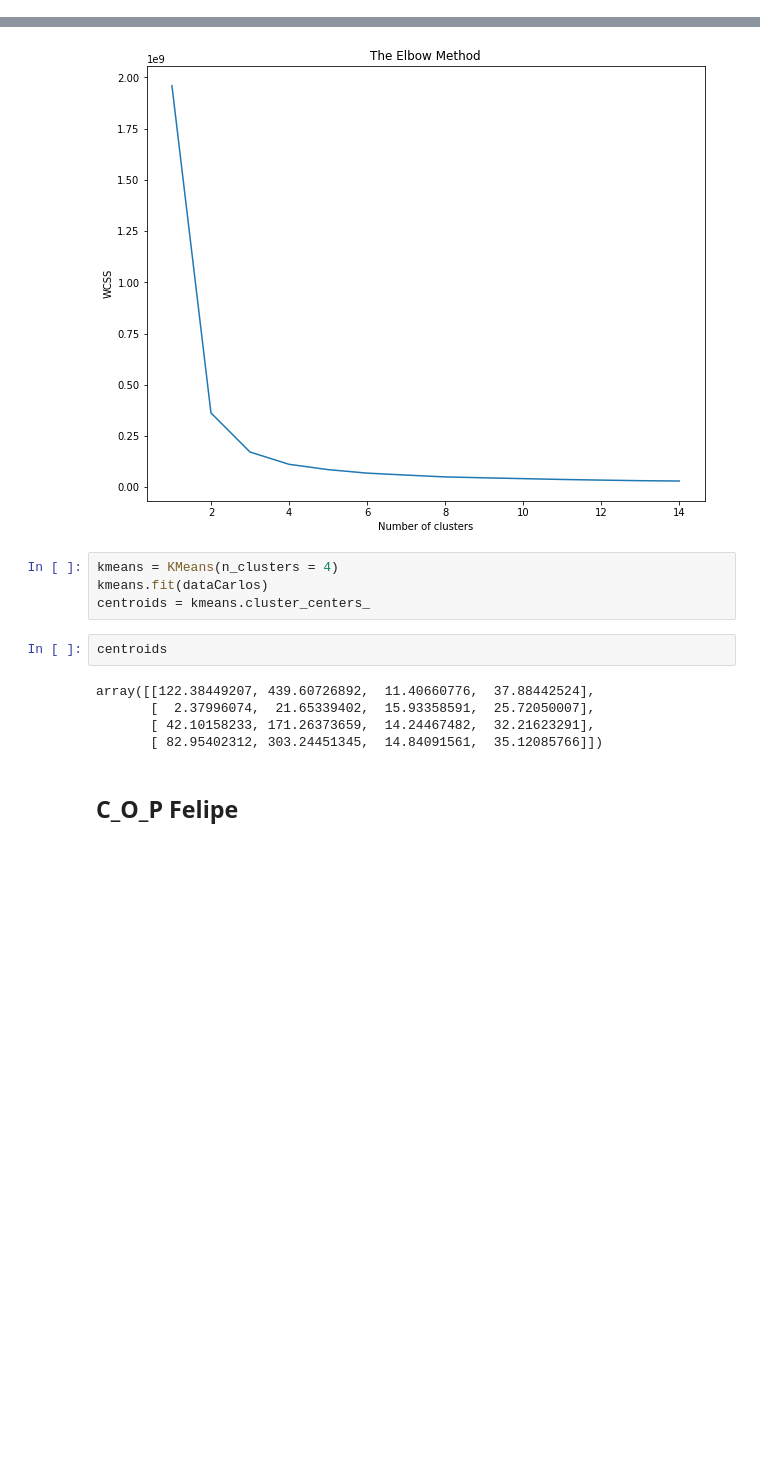
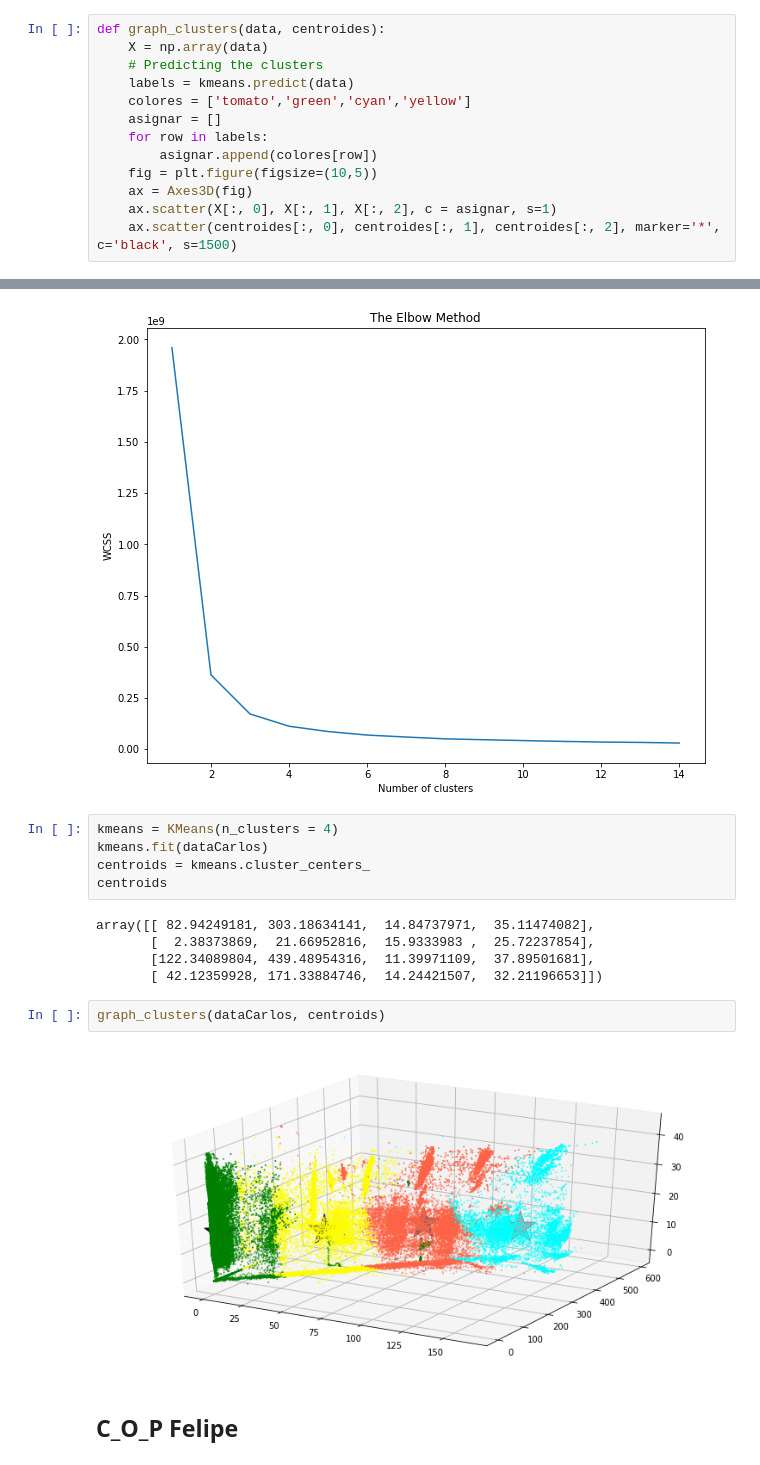
Before and after one commit to douglasag17/ML-SmartBuildings, a Jupyter notebook: AprendizajeNoSupervisado/KMeans_COP.ipynb, the cells around one changed output, grey strips where cells are left out. Cells and saved outputs as stored; diff of their text form; blank space fills up the shorter version.

Commit message:
grafica clusters

```diff
--- a/AprendizajeNoSupervisado/KMeans_COP.ipynb
+++ b/AprendizajeNoSupervisado/KMeans_COP.ipynb
@@ -69,3 +72,16 @@ def metodoCodo(X):
+# %%
+def graph_clusters(data, centroides):
+    X = np.array(data)
+    # Predicting the clusters
+    labels = kmeans.predict(data)
+    colores = ['tomato','green','cyan','yellow']
+    asignar = []
+    for row in labels:
+        asignar.append(colores[row])
+    fig = plt.figure(figsize=(10,5))
+    ax = Axes3D(fig)
+    ax.scatter(X[:, 0], X[:, 1], X[:, 2], c = asignar, s=1)
+    ax.scatter(centroides[:, 0], centroides[:, 1], centroides[:, 2], marker='*', c='black', s=1500)
 # %%
 dataLimpia = pd.read_excel("../Datasets/HVAC_limpio.xlsx", "HVAC_limpio", index_col=0)
 # %% [markdown]
@@ -111,13 +127,16 @@ metodoCodo(dataCarlos)
 kmeans = KMeans(n_clusters = 4)
 kmeans.fit(dataCarlos)
 centroids = kmeans.cluster_centers_
+centroids
+# %% [output]
+array([[ 82.94249181, 303.18634141,  14.84737971,  35.11474082],
+       [  2.38373869,  21.66952816,  15.9333983 ,  25.72237854],
+       [122.34089804, 439.48954316,  11.39971109,  37.89501681],
+       [ 42.12359928, 171.33884746,  14.24421507,  32.21196653]])
-# %%
-centroids
-# %% [output]
-array([[122.38449207, 439.60726892,  11.40660776,  37.88442524],
-       [  2.37996074,  21.65339402,  15.93358591,  25.72050007],
-       [ 42.10158233, 171.26373659,  14.24467482,  32.21623291],
-       [ 82.95402312, 303.24451345,  14.84091561,  35.12085766]])
+# %%
+graph_clusters(dataCarlos, centroids)
+# %% [output]
+[figure, added]
 # %% [markdown]
 ## C_O_P Felipe
 # %% [markdown]
```
Also changed, not shown: parts of 13 cells of this notebook.
